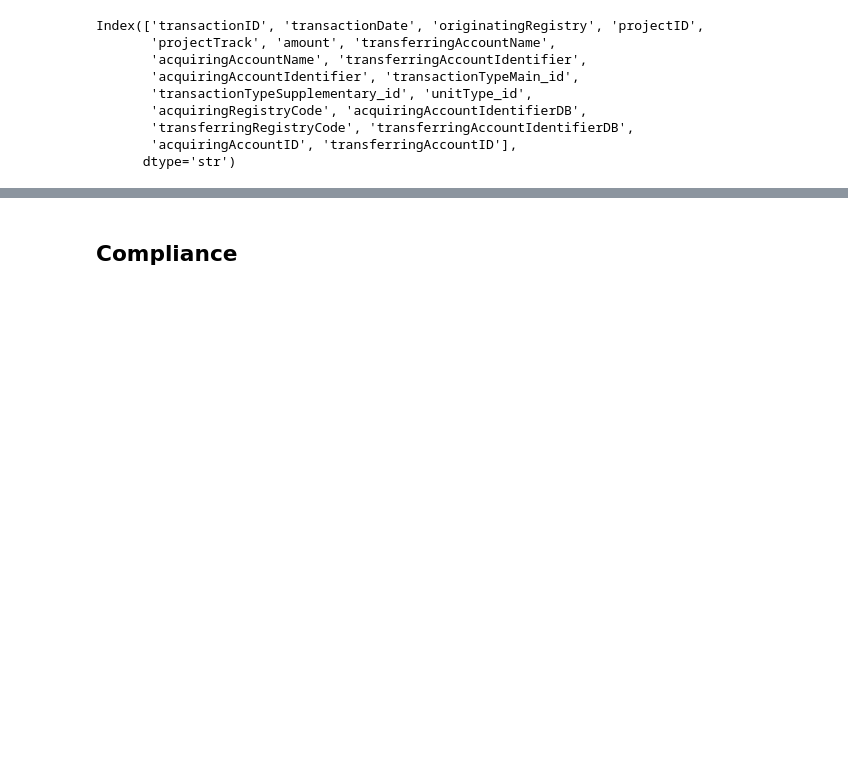
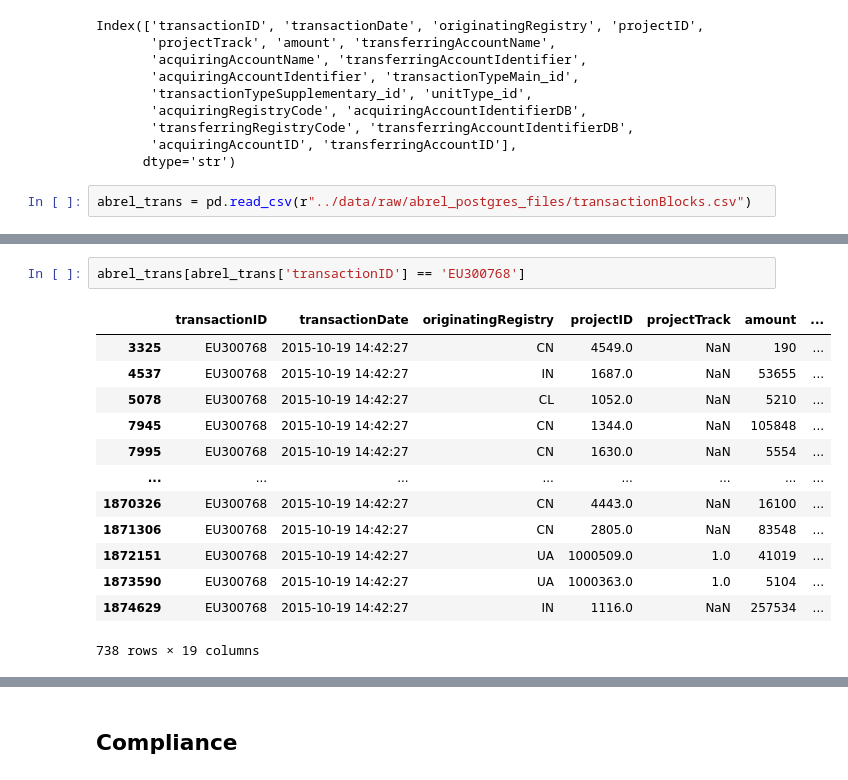
Before and after one commit to atr-tapia/ETS_repo, a Jupyter notebook: notebooks/union_registries_dfs.ipynb, the cells around one changed output, grey strips where cells are left out. Drawn from its saved outputs; the diff is of its cells as text; blank space fills up the shorter version.

```diff
--- a/notebooks/union_registries_dfs.ipynb
+++ b/notebooks/union_registries_dfs.ipynb
@@ -232,3 +232,5 @@ Index(['transactionID', 'transactionDate', 'originatingRegistry', 'projectID',
        'transferringRegistryCode', 'transferringAccountIdentifierDB',
        'acquiringAccountID', 'transferringAccountID'],
       dtype='str')
+# %%
+abrel_trans = pd.read_csv(r"../data/raw/abrel_postgres_files/transactionBlocks.csv")
@@ -234,0 +277,16 @@ Index(['transactionID', 'transactionDate', 'originatingRegistry', 'projectID',
+# %%
+abrel_trans[abrel_trans['transactionID'] == 'EU300768']
+# %% [output]
+|  | transactionID | transactionDate | originatingRegistry | projectID | projectTrack | amount | ... |
+| 3325 | EU300768 | 2015-10-19 14:42:27 | CN | 4549.0 | NaN | 190 | ... |
+| 4537 | EU300768 | 2015-10-19 14:42:27 | IN | 1687.0 | NaN | 53655 | ... |
+| 5078 | EU300768 | 2015-10-19 14:42:27 | CL | 1052.0 | NaN | 5210 | ... |
+| 7945 | EU300768 | 2015-10-19 14:42:27 | CN | 1344.0 | NaN | 105848 | ... |
+| 7995 | EU300768 | 2015-10-19 14:42:27 | CN | 1630.0 | NaN | 5554 | ... |
+| ... | ... | ... | ... | ... | ... | ... | ... |
+| 1870326 | EU300768 | 2015-10-19 14:42:27 | CN | 4443.0 | NaN | 16100 | ... |
+| 1871306 | EU300768 | 2015-10-19 14:42:27 | CN | 2805.0 | NaN | 83548 | ... |
+| 1872151 | EU300768 | 2015-10-19 14:42:27 | UA | 1000509.0 | 1.0 | 41019 | ... |
+| 1873590 | EU300768 | 2015-10-19 14:42:27 | UA | 1000363.0 | 1.0 | 5104 | ... |
+| 1874629 | EU300768 | 2015-10-19 14:42:27 | IN | 1116.0 | NaN | 257534 | ... |
+738 rows × 19 columns
```
Also changed, not shown: parts of 3 cells of this notebook.
